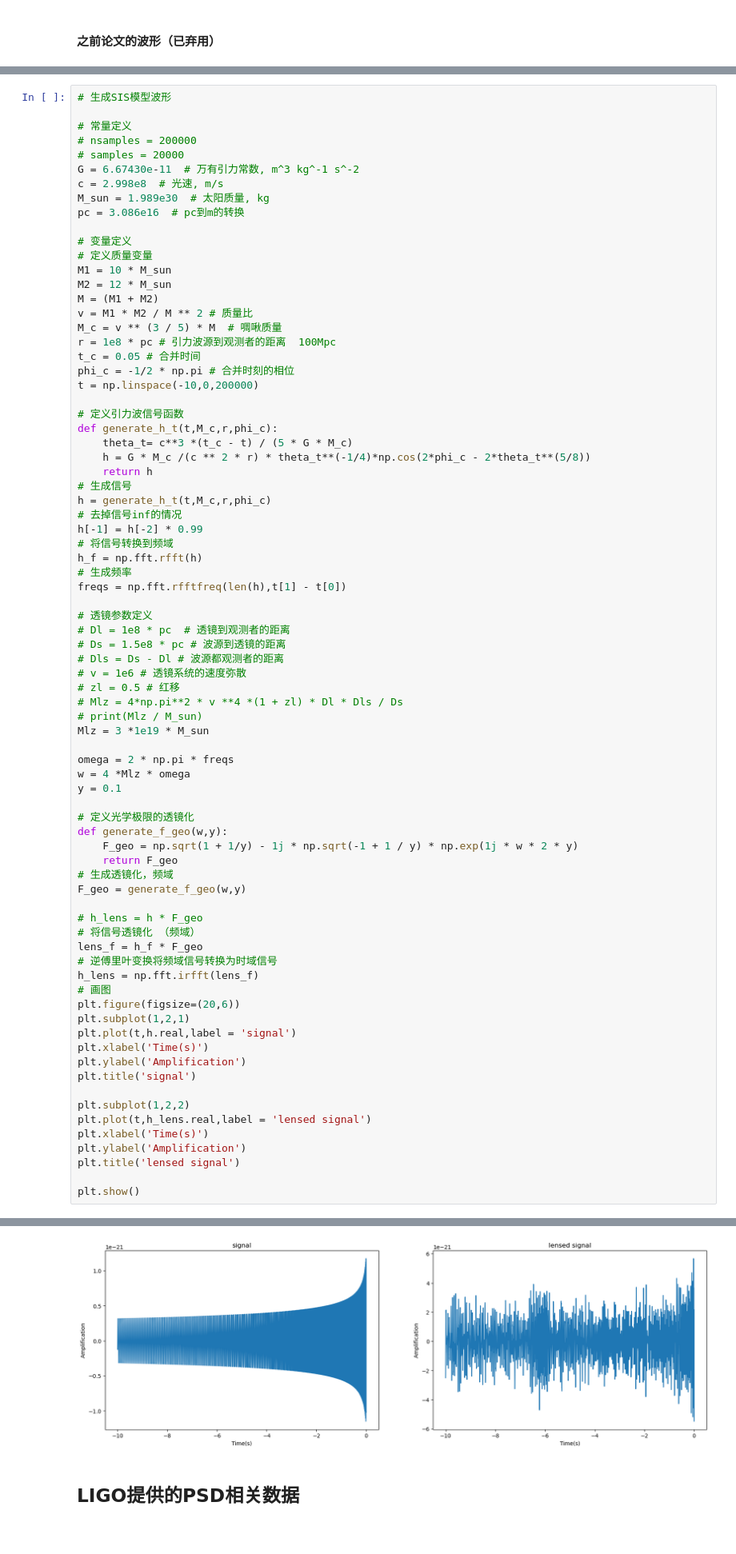
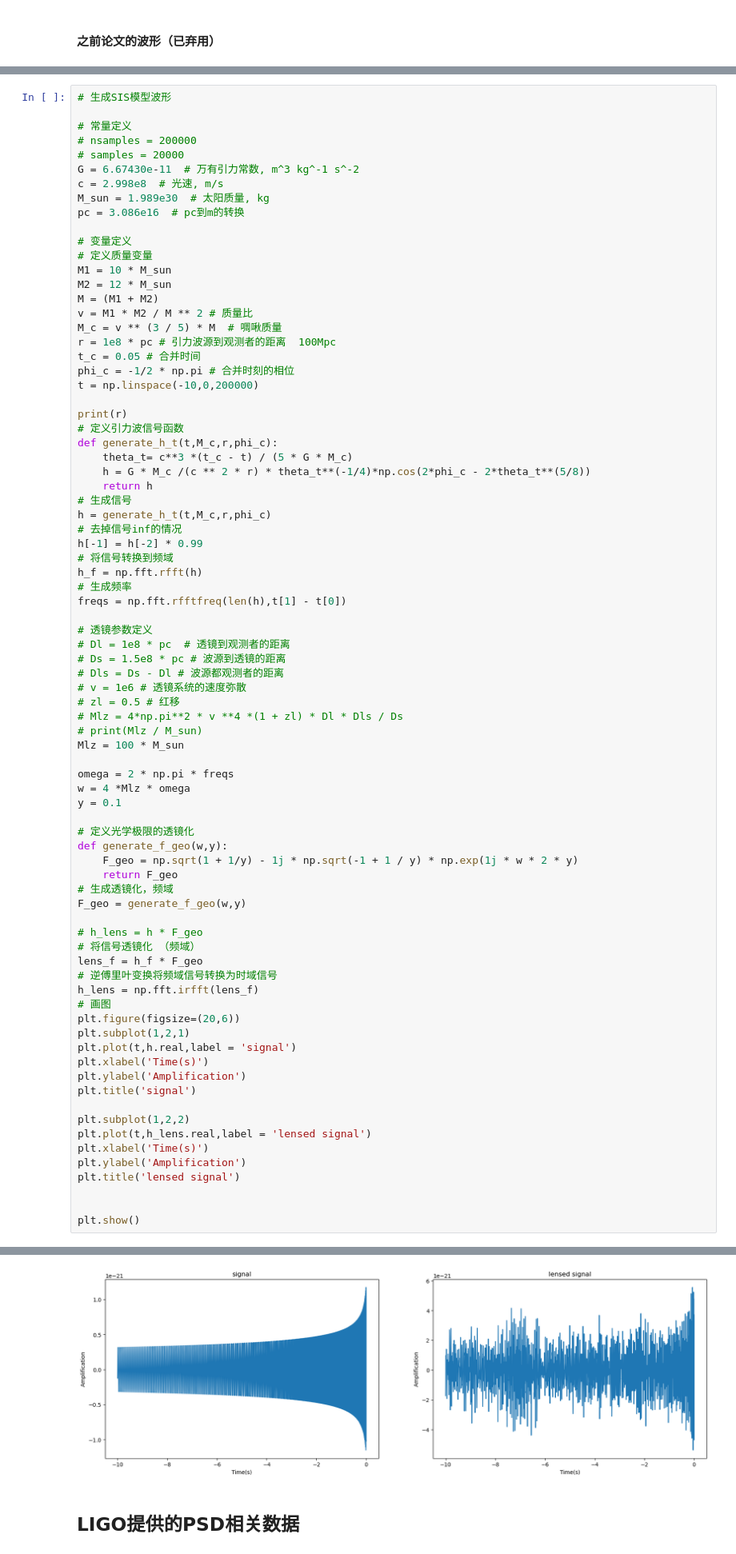
Before and after one commit to WeiQYU/PSO_change, a Jupyter notebook: PSO_change/generate_ligo/generate_signal_noise_data.ipynb, the cells around one changed output, grey strips where cells are left out. Shown at 80% size. Cells and saved outputs as stored; diff of their text form.

```diff
--- a/PSO_change/generate_ligo/generate_signal_noise_data.ipynb
+++ b/PSO_change/generate_ligo/generate_signal_noise_data.ipynb
@@ -47,6 +72,7 @@ t_c = 0.05 # 合并时间
 phi_c = -1/2 * np.pi # 合并时刻的相位
 t = np.linspace(-10,0,200000)
 
+print(r)
 # 定义引力波信号函数
 def generate_h_t(t,M_c,r,phi_c):
     theta_t= c**3 *(t_c - t) / (5 * G * M_c)
@@ -69,7 +95,7 @@ freqs = np.fft.rfftfreq(len(h),t[1] - t[0])
 # zl = 0.5 # 红移
 # Mlz = 4*np.pi**2 * v **4 *(1 + zl) * Dl * Dls / Ds
 # print(Mlz / M_sun)
-Mlz = 3 *1e19 * M_sun
+Mlz = 100 * M_sun
 
 omega = 2 * np.pi * freqs
 w = 4 *Mlz * omega
@@ -101,5 +127,6 @@ plt.xlabel('Time(s)')
 plt.ylabel('Amplification')
 plt.title('lensed signal')
 
+
 plt.show()
 # %% [output]
@@ -106,4 +134,4 @@ plt.show()
-[figure, old version]
+[figure, new version]
 # %% [markdown]
 ## LIGO提供的PSD相关数据
 # %%
```
Also changed, not shown: parts of 10 cells of this notebook, 7 other files.
